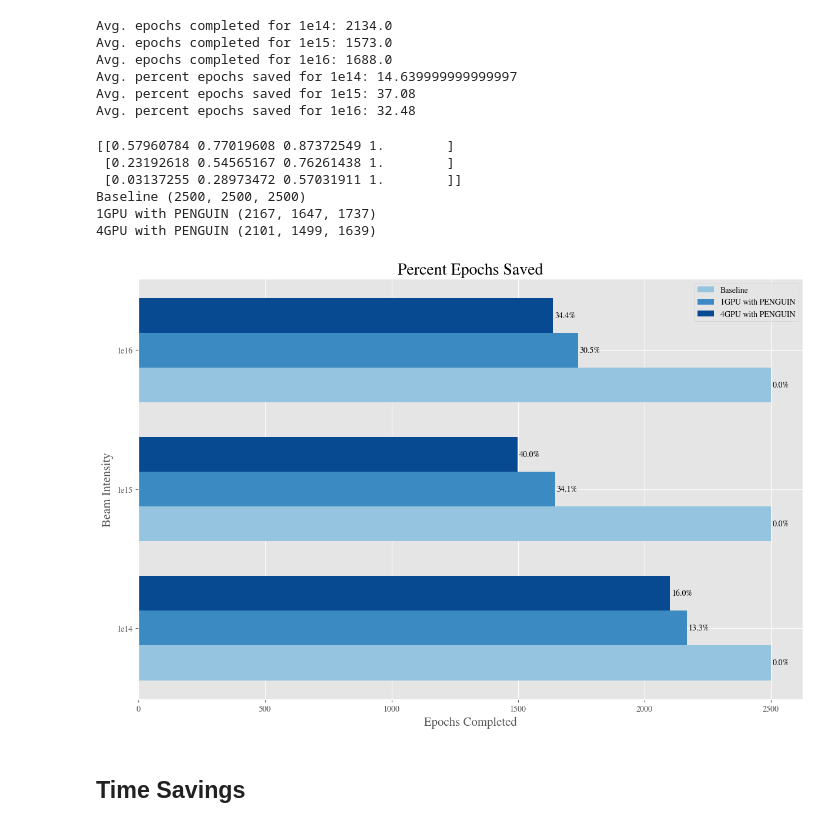
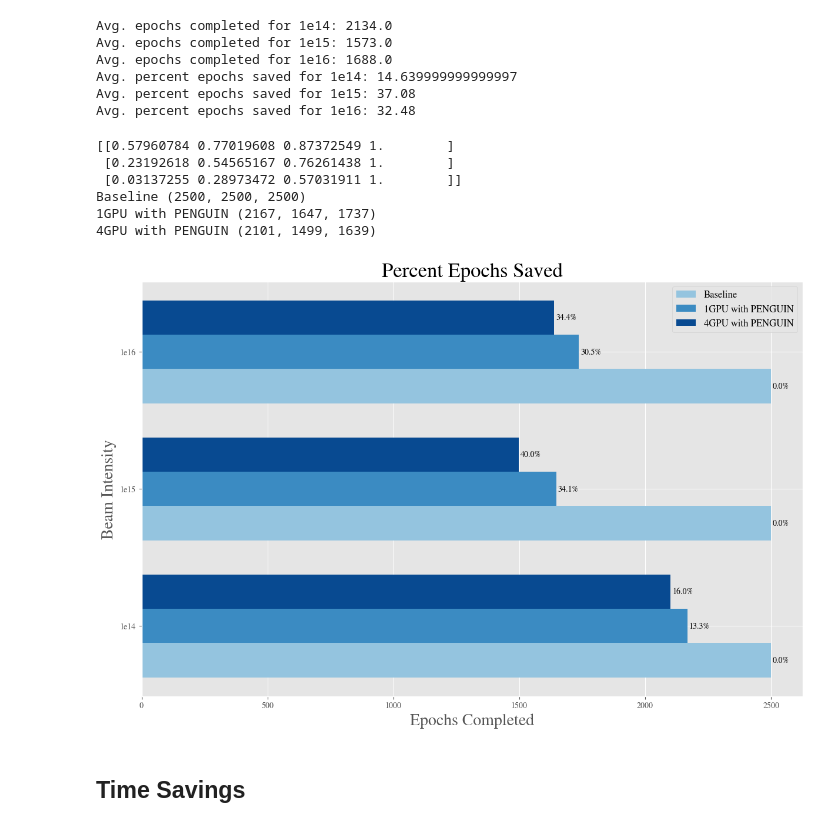
Before and after one commit to TauferLab/Reproducibility_A4NN_ICPP23, a Jupyter notebook: paper_analysis.ipynb, the cells around one changed output. Drawn from its saved outputs; the diff is of its cells as text; code cells hidden in the pictures.

```diff
--- a/paper_analysis.ipynb
+++ b/paper_analysis.ipynb
@@ -97,38 +97,38 @@ x = np.arange(len(beam_intensity))  # the label locations
 width = 0.25  # the width of the bars
 multiplier = 0
 
 fig, ax = plt.subplots(layout='constrained', figsize=(12, 8))
 colors = cmap(np.linspace(0.4, 0.9, 3))
 print(colors)
 
 for index, (label, num_epochs) in enumerate(epochs_run.items()):
     print(label, num_epochs)
     offset = width * multiplier
     rects = ax.barh(x + offset, num_epochs, width, label=label, color=colors[index]) #, color= cmap(np.linspace(0, 1, 3))
     labels = [str(round((1-(num_epochs[i]/num_epochs_without_stopping))*100, 1))+'%' for i in range(len(num_epochs))]
     ax.bar_label(rects, labels=labels ,padding=2)
     multiplier += 1
 
 # Add some text for labels, title and custom x-axis tick labels, etc.
-ax.set_xlabel('Epochs Completed', fontsize=15)
-ax.set_ylabel('Beam Intensity', fontsize=15)
+ax.set_xlabel('Epochs Completed', fontsize=20)
+ax.set_ylabel('Beam Intensity', fontsize=20)
 
-ax.set_title('Percent Epochs Saved', fontsize=20)
+ax.set_title('Percent Epochs Saved', fontsize=25)
 ax.set_yticks(x + width, beam_intensity)
-ax.legend(loc='upper right')
+ax.legend(loc='upper right',fontsize=12)
 # ax.set_ylim(0, 2500)
 
 plt.savefig('epochs_saved.png')
 
 plt.show()
 # %% [output]
 [[0.57960784 0.77019608 0.87372549 1.        ]
  [0.23192618 0.54565167 0.76261438 1.        ]
  [0.03137255 0.28973472 0.57031911 1.        ]]
 Baseline (2500, 2500, 2500)
 1GPU with PENGUIN (2167, 1647, 1737)
 4GPU with PENGUIN (2101, 1499, 1639)
-[figure, old version]
+[figure, new version]
 # %% [markdown]
 ## Time Savings
 # %% [markdown]
```
Also changed, not shown: parts of 9 cells of this notebook.
